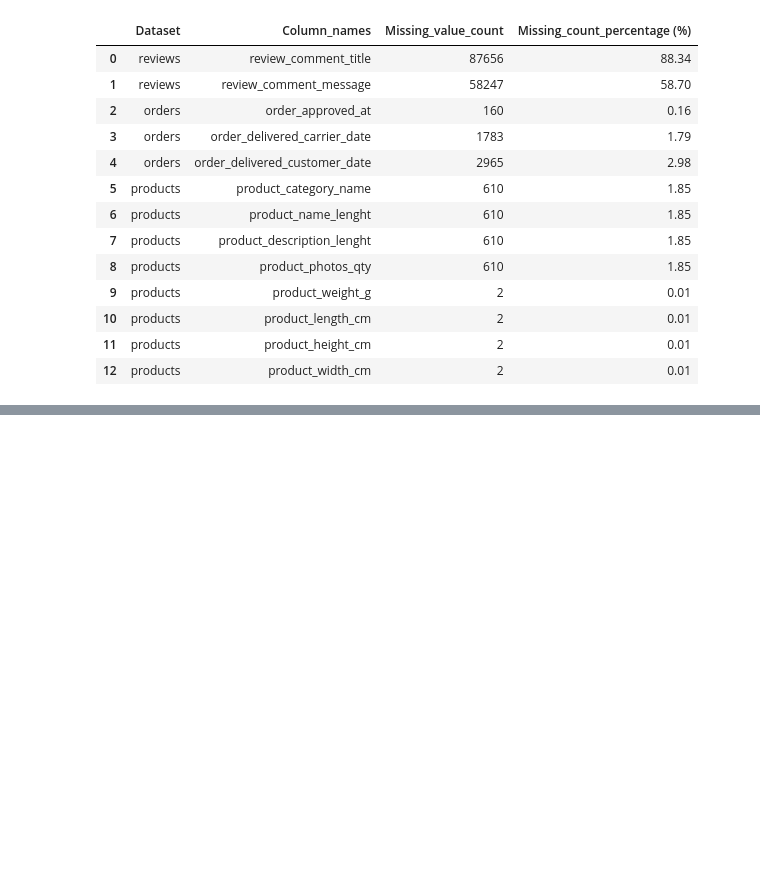
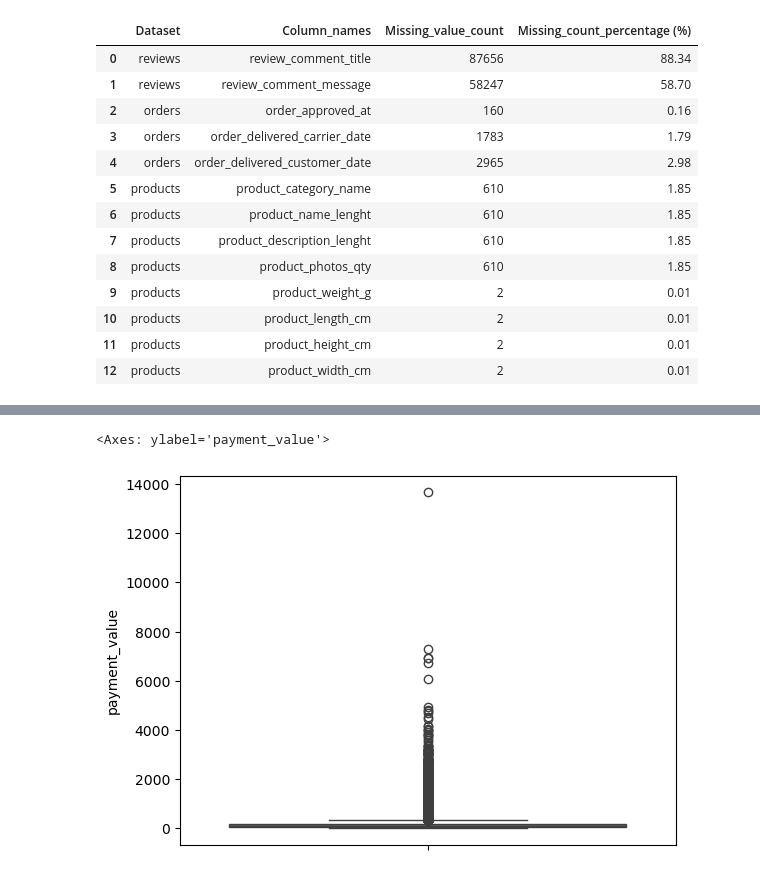
Before and after one commit to Jishnu-12/olist-ecommerce-analytics-pipeline, a Jupyter notebook: Notebooks/01_Exploratory_Data_Analysis.ipynb, the cells around one changed output, grey strips where cells are left out. Cells and saved outputs as stored; diff of their text form; code cells hidden in the pictures; blank space fills up the shorter version.

```diff
--- a/Notebooks/01_Exploratory_Data_Analysis.ipynb
+++ b/Notebooks/01_Exploratory_Data_Analysis.ipynb
@@ -336,0 +372,5 @@ missing_df
+# %%
+sns.boxplot(data = payments, y = "payment_value")
+# %% [output]
+<Axes: ylabel='payment_value'>
+[figure, added]
```
Also changed, not shown: parts of 10 cells of this notebook.
